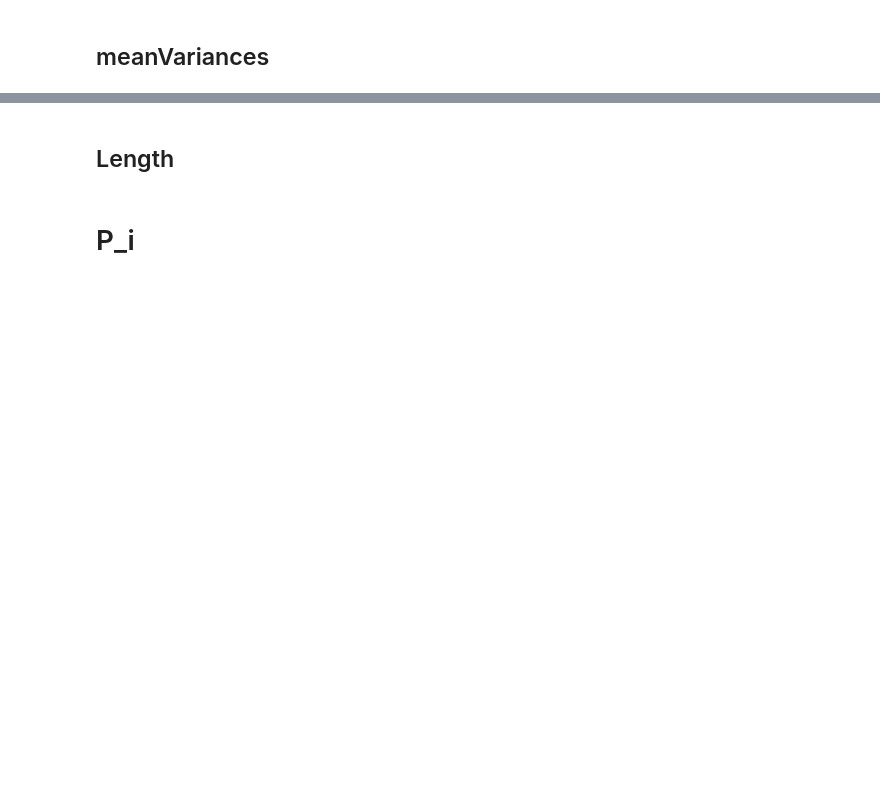
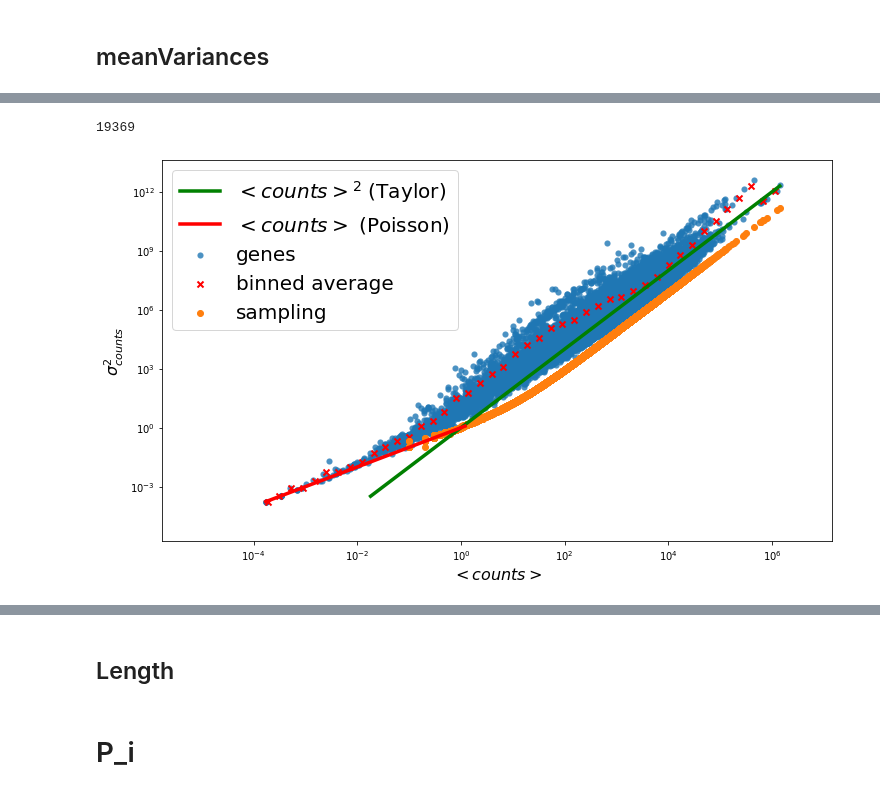
Before and after one commit to fvalle1/master_thesis, a Jupyter notebook: Table_Analyzer.ipynb, the cells around one changed output, grey strips where cells are left out. Saved outputs shown, nothing was run; the diff lists cells and outputs as text; code cells hidden in the pictures; blank space fills up the shorter version.

```diff
--- a/Table_Analyzer.ipynb
+++ b/Table_Analyzer.ipynb
@@ -224,5 +256,6 @@ df_mv_null.head()
 # %%
-df_occ_null = pd.read_csv("O_null.dat", header=None)
+df_mv_null = pd.read_csv("nullmodel/meanVariances_null.csv", usecols=[1,2])
+df_occ_null = pd.read_csv("nullmodel/O_null.dat", header=None)
 df_mv_null.insert(2,'occurrence', np.array(df_occ_null.values,dtype=float))
 #df_mv_null.to_csv("meanVariances_null.csv", index=False, header=True)
 df_mv_null.head()
@@ -231,6 +271,8 @@ means_null = np.round(df_mv_null['mean'].values,1)
 variances_null = np.round(df_mv_null['variance'].values,1)
 occurrences_null = np.round(np.array(df_mv_null['occurrence'].values, dtype=float)*nfiles,1)
 len(df_mv_null)
+# %% [output]
+19369
 # %%
 x = means
 y = variances
@@ -243,35 +285,37 @@ fig=plt.figure(figsize=(12,7))
 
 plt.scatter(x, y, label = 'genes', marker='o', alpha=0.8, linewidths=0.1)
 
 #plt.scatter(high_means, high_var, label = '$O_i=1$', marker='o',c='cyan', alpha=0.4, lw=0.1)
 
 log_bins_for_x = np.logspace(-5, np.log10(np.max(x)), num=50)
-bin_means, bin_edges, binnumber = stats.binned_statistic(x, y, statistic='mean', bins=log_bins_for_x)
+bin_means, bin_edges, binnumber = st.binned_statistic(x, y, statistic='mean', bins=log_bins_for_x)
 bin_centres = (bin_edges[:-1]+bin_edges[1:])/2
 plt.scatter((bin_edges[:-1]+bin_edges[1:])/2., bin_means, color='r', marker='x', lw=2, label='binned average')
 
 plt.plot(x_lin[-40:],np.power(x_lin[-40:],2), 'g-', lw=3.5, label='$<%s>^2$ (Taylor)'%normalisation_str)
 plt.plot(x_lin[:20],x_lin[:20], 'r-', lw=3.5, label='$<%s>$ (Poisson)'%normalisation_str)
 
 
 #popt, pcov = curve_fit(lambda x,a,b : a*np.power(x,b), bin_centres, bin_means, bounds=([1,1],[35,5]))
 #plt.plot(bin_centres, popt[0]*np.power(bin_centres, popt[1]), color='y', lw=3, label='fit')
 #print(popt[0],popt[1])
 
 #bin_sigmas,  bin_sigmas_edges, binsigmanumber = stats.binned_statistic(x, y, statistic=np.std, bins=log_bins_for_x)
 #plt.plot((bin_edges[:-1] + bin_edges[1:])/2, bin_means+bin_sigmas*3, lw=3, color='yellow', label='binned average + $3\sigma$')
 
 plt.scatter(means_null, variances_null, label='sampling')
 
 plt.xlabel("$<%s>$"%normalisation_str, fontsize=16)
 plt.ylabel("$\sigma^2_{%s}$"%normalisation_str, fontsize=16)
-plt.legend(fontsize=18)
+plt.legend(fontsize=20)
 plt.xscale('log')
 plt.yscale('log')
 plt.xlim(x[x.nonzero()].min()/100,np.power(10,np.log10(x.max())+1))
 plt.ylim((y[y.nonzero()].min()/100,np.power(10,np.log10(y.max())+1)))
 plt.show()
 fig.savefig("varmean_3sigma.png")
+# %% [output]
+[figure, added]
 # %%
 cv2 = np.array([variances[i]/(np.power(mean,2)) for i,mean in enumerate(means) if mean>0])
 cv2_null = [variances_null[i]/(np.power(mean,2)) for i,mean in enumerate(means_null) if mean>0]
```
Also changed, not shown: parts of 18 cells of this notebook, 5 other files.
